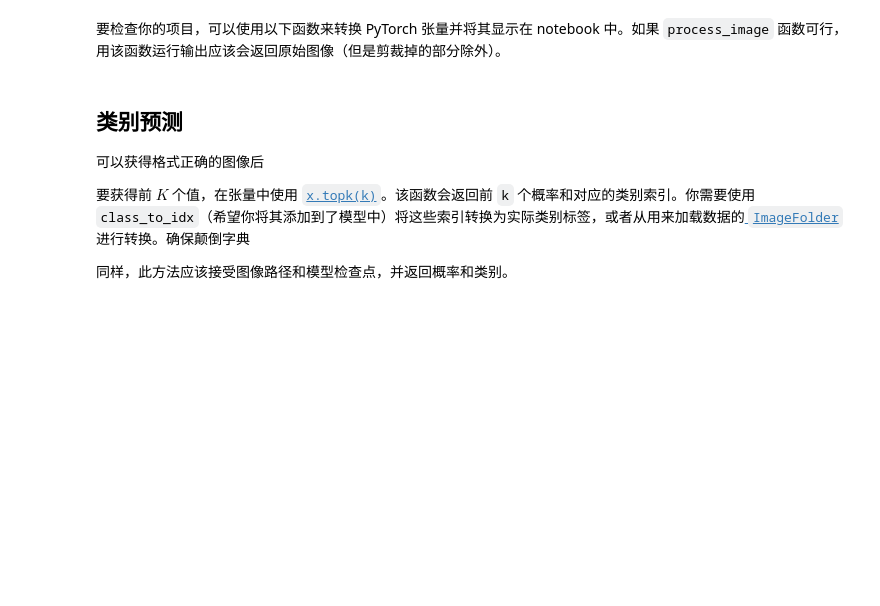
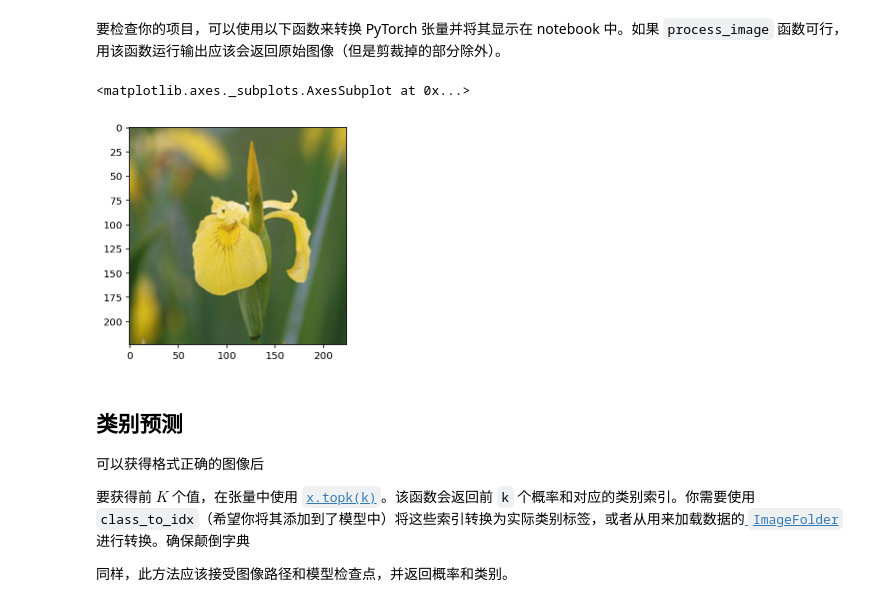
Before and after one commit to baikeyu/udacity-ai-image-classifier, a Jupyter notebook: Image Classifier Project-zh.ipynb, the cells around one changed output. Drawn from its saved outputs; the diff is of its cells as text; code cells hidden in the pictures; blank space fills up the shorter version.

```diff
--- a/Image Classifier Project-zh.ipynb
+++ b/Image Classifier Project-zh.ipynb
@@ -208,3 +201,3 @@ def do_training(model, dataloaders, device, steps = 4) :
 # %%
-model = do_training(model, dataloaders, device)
+model = do_training(model, trainloader, validationloader, 6, 10, criterion, optimizer, device)
 # %% [output]
@@ -325,5 +268,16 @@ def load_checkpoint(filepath, device):
+# %%
+# TODO: Write a function that loads a checkpoint and rebuilds the model
+def load_checkpoint(filepath, device):
+    checkpoint = torch.load(filepath)
+    model = checkpoint['arch']
+    model.load_state_dict(checkpoint['state_dict'])
+    optimizer.load_state_dict(checkpoint['optimizer'])
+    epochs = checkpoint['epochs']
+    learning_rate = checkpoint['learning_rate']
+    model.class_to_idx = checkpoint['image_datasets']
+    return model
 # %%
-model = load_checkpoint('img_classifier.pth', device)
+model = load_checkpoint('checkpoint.pth', device)
 # %% [markdown]
 # 类别推理
 
@@ -351,7 +305,7 @@ print(classes)
 
 最后，PyTorch 要求颜色通道为第一个维度，但是在 PIL 图像和 Numpy 数组中是第三个维度。你可以使用 [`ndarray.transpose`](https://docs.scipy.org/doc/numpy-1.13.0/reference/generated/numpy.ndarray.transpose.html)对维度重新排序。颜色通道必须是第一个维度，并保持另外两个维度的顺序。
 # %%
-def process_image(image):
+def process_image(image_path):
     ''' Scales, crops, and normalizes a PIL image for a PyTorch model,
         returns an Numpy array
     '''
@@ -376,7 +330,7 @@ def process_image(image):
 
     img = img.transpose((2, 0, 1))
 
-    return img
+    return torch.from_numpy(img).type(torch.FloatTensor)
 # %% [markdown]
 要检查你的项目，可以使用以下函数来转换 PyTorch 张量并将其显示在  notebook 中。如果 `process_image` 函数可行，用该函数运行输出应该会返回原始图像（但是剪裁掉的部分除外）。
 # %%
@@ -401,7 +355,10 @@ def imshow(image, ax=None, title=None):
 
     return ax
 # %%
-imshow(process_image(r'/home/workspace/aipnd-project/flowers/test/28/Stemless-Gentian-Gentiana-acaulis-0555.jpg'))
+imshow(process_image(r'./flowers/test/15/image_06360.jpg'), )
+# %% [output]
+<matplotlib.axes._subplots.AxesSubplot at 0x...>
+[figure, added]
 # %% [markdown]
 ## 类别预测
 
```
Also changed, not shown: parts of 24 cells of this notebook, 3 other files.
